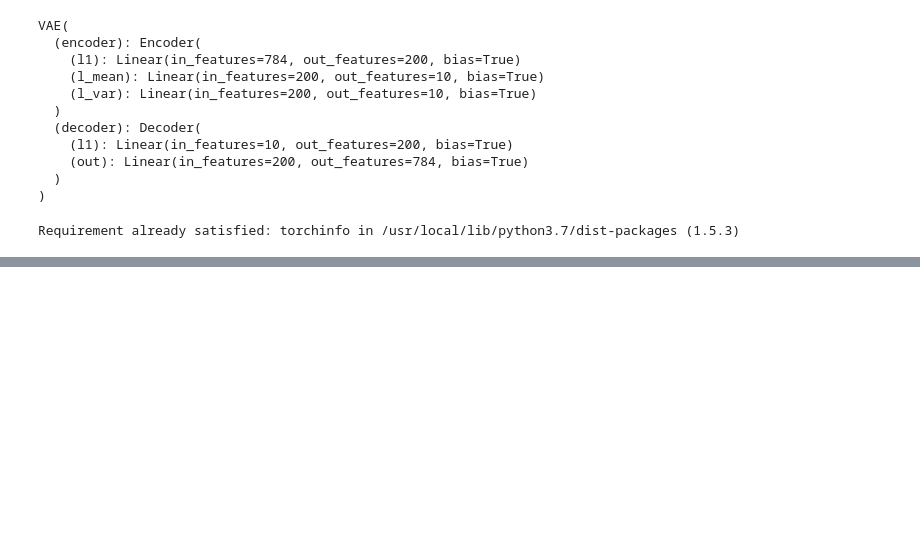
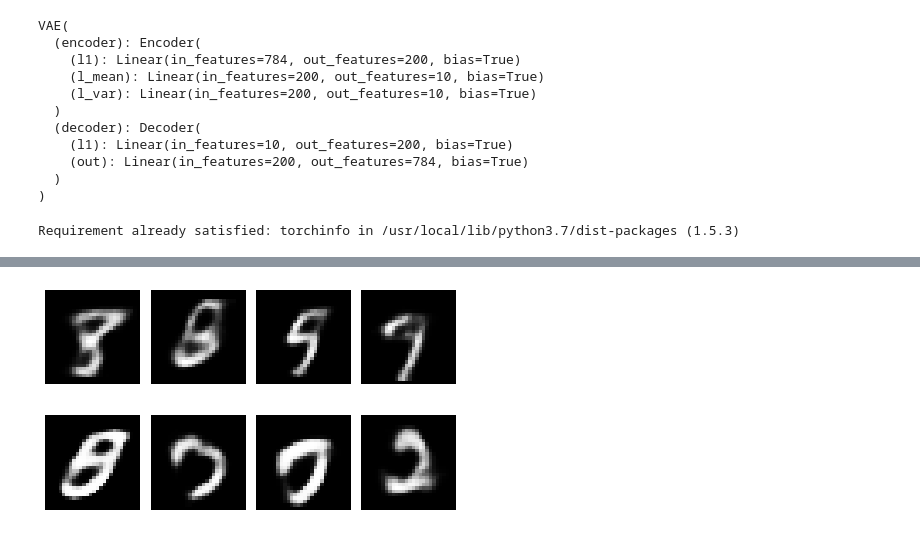
Before and after one commit to nissy-shota/variational-auto-encoder, a Jupyter notebook: VariationalAutoencoder/varialtional_autoencoder.ipynb, the cells around one changed output, grey strips where cells are left out. Drawn from its saved outputs; the diff is of its cells as text; code cells hidden in the pictures; blank space fills up the shorter version.

```diff
--- a/VariationalAutoencoder/varialtional_autoencoder.ipynb
+++ b/VariationalAutoencoder/varialtional_autoencoder.ipynb
@@ -88,11 +88,11 @@ class VAE(nn.Module):
     """
     Variation AutoEncoder
     """
-    def __init__(self, device):
+    def __init__(self, device='cpu'):
         super().__init__()
         self.device = device
-        self.encoder = Encoder(device)
-        self.decoder = Decoder(device)
+        self.encoder = Encoder(device=device)
+        self.decoder = Decoder(device=device)
 
     def forward(self, x):
 
@@ -113,6 +113,8 @@ class VAE(nn.Module):
         # Reparameterization trick
         z = mean + torch.sqrt(var) * eps
 
+        return z
+
     def lower_bound(self, x):
         # Variance and mean vectors
         mean, var = self.encoder(x)
@@ -201,15 +203,13 @@ from torchinfo import summary
 # %%
 EPOCHS = 20
 # %%
+print(f'training...')
 for epoch in range(EPOCHS):
 
     train_loss = 0
 
     for (x, _) in train_dataloader:
         x = x.to(device)
-
-        print(f'x \n {x.shape}')
-        print(f'training...')
 
         model.train()
         loss = criterion(x)
@@ -219,7 +219,7 @@ for epoch in range(EPOCHS):
 
         train_loss += loss.item()
 
-    train_loss /= len(train+dataloader)
+    train_loss /= len(train_dataloader)
 
     print(f'epoch:{epoch}, loss{train_loss}')
 # %% [output]
@@ -226,0 +243,19 @@ RuntimeError: ignored
+# %%
+batch_size=8
+
+z = torch.randn(batch_size, 10, device=device)
+
+model.eval()
+
+images = model.decoder(z)
+images = images.view(-1, 28, 28)
+images = images.squeeze().detach().cpu().numpy()
+
+for i, image in enumerate(images):
+    plt.subplot(2, 4, i+1)
+    plt.imshow(image, cmap='binary_r')
+    plt.axis('off')
+plt.tight_layout()
+plt.show()
+# %% [output]
+[figure, added]
```
Also changed, not shown: parts of 3 cells of this notebook.
